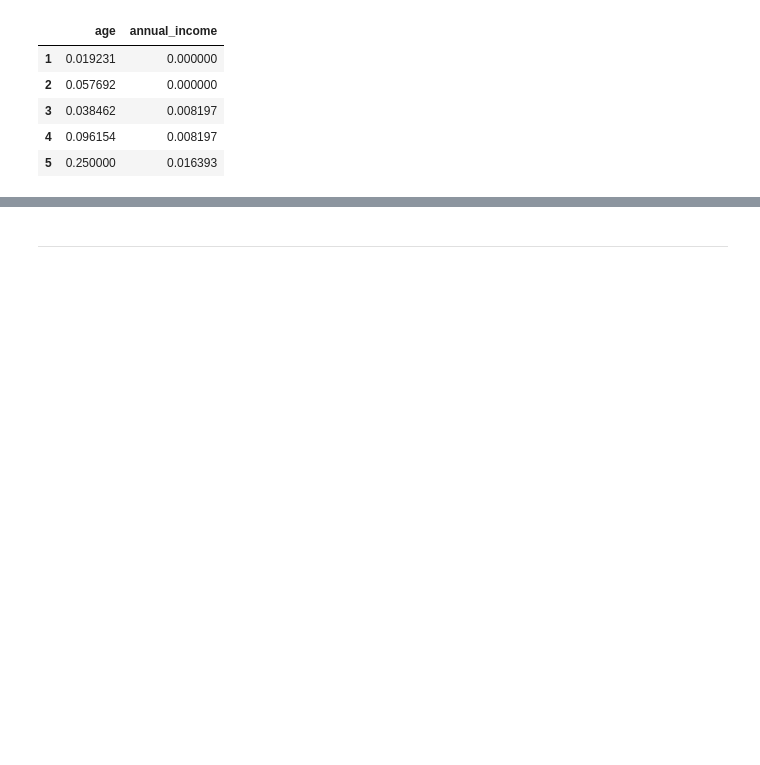
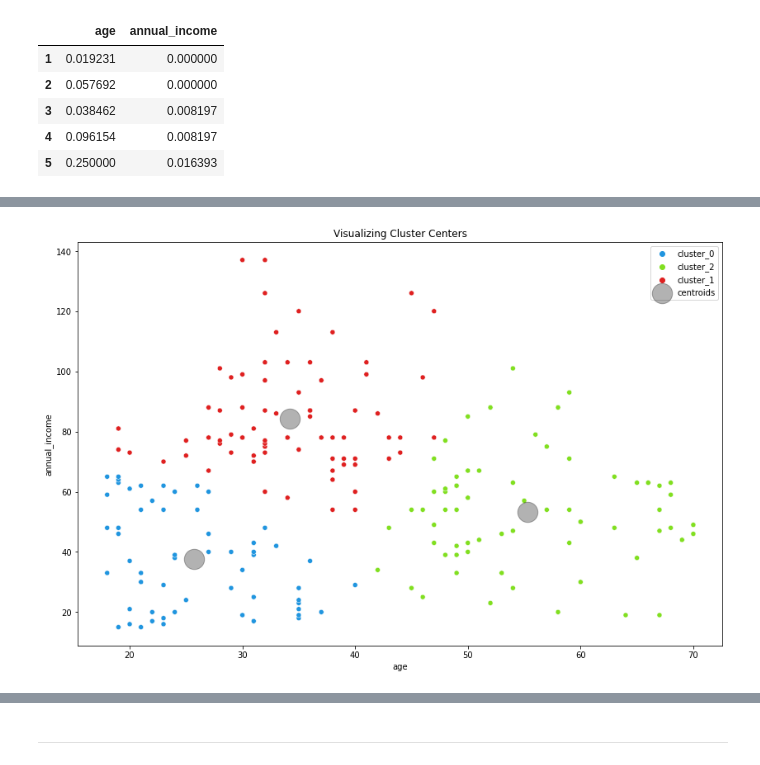
Before and after one commit to natasharivers/Clustering, a Jupyter notebook: modeling.ipynb, the cells around one changed output, grey strips where cells are left out. Saved outputs shown, nothing was run; the diff lists cells and outputs as text; code cells hidden in the pictures; blank space fills up the shorter version.

```diff
--- a/modeling.ipynb
+++ b/modeling.ipynb
@@ -272,7 +272,7 @@ X_scaled.head()
 # sklearn implementation of KMeans
 
 #define the thing/ choosing 3 clusters
-kmeans = KMeans(n_clusters=5, random_state = 123)
+kmeans = KMeans(n_clusters=3, random_state = 123)
 
 # fit the thing on X_scaled
 kmeans.fit(X_scaled)
@@ -319,0 +328,4 @@ df.sample(15)
+# %%
+#change the cluster column to a string to plot it better
+df['cluster'] = 'cluster_' + df.cluster.astype(str)
+df.head()
@@ -319,0 +340,7 @@ df.sample(15)
+# %%
+# DataFrame of unscaled Centriods
+#group by clusters. mean of sepal and petal length.
+centroids = df.groupby('cluster')['age', 'annual_income'].mean()
+centroids
+
+#this will correspond with scatterplot- unscaled data
@@ -320,3 +417,18 @@ df.sample(15)
+# %%
+# lets visualize the clusters along with the centers on scaled data.
+plt.figure(figsize=(14, 9))
+
+# scatter plot of data with hue for cluster
+sns.scatterplot(x='age', y='annual_income', data=df, hue = 'cluster')
+
+# plot cluster centers (centroids)
+#unscaled data
+centroids.plot.scatter(x='age', y='annual_income', ax=plt.gca(), s=600, color='k', alpha = 0.3, label='centroids')
+
+plt.title('Visualizing Cluster Centers')
+plt.legend();
+# %% [output]
+[figure, added]
 # %%
 # Visualize the scatter plot for Actual vs predicted (K-Means)
 viz_kmeans.viz_mall_customers(df, kmeans)
```
Also changed, not shown: parts of 19 cells of this notebook.
